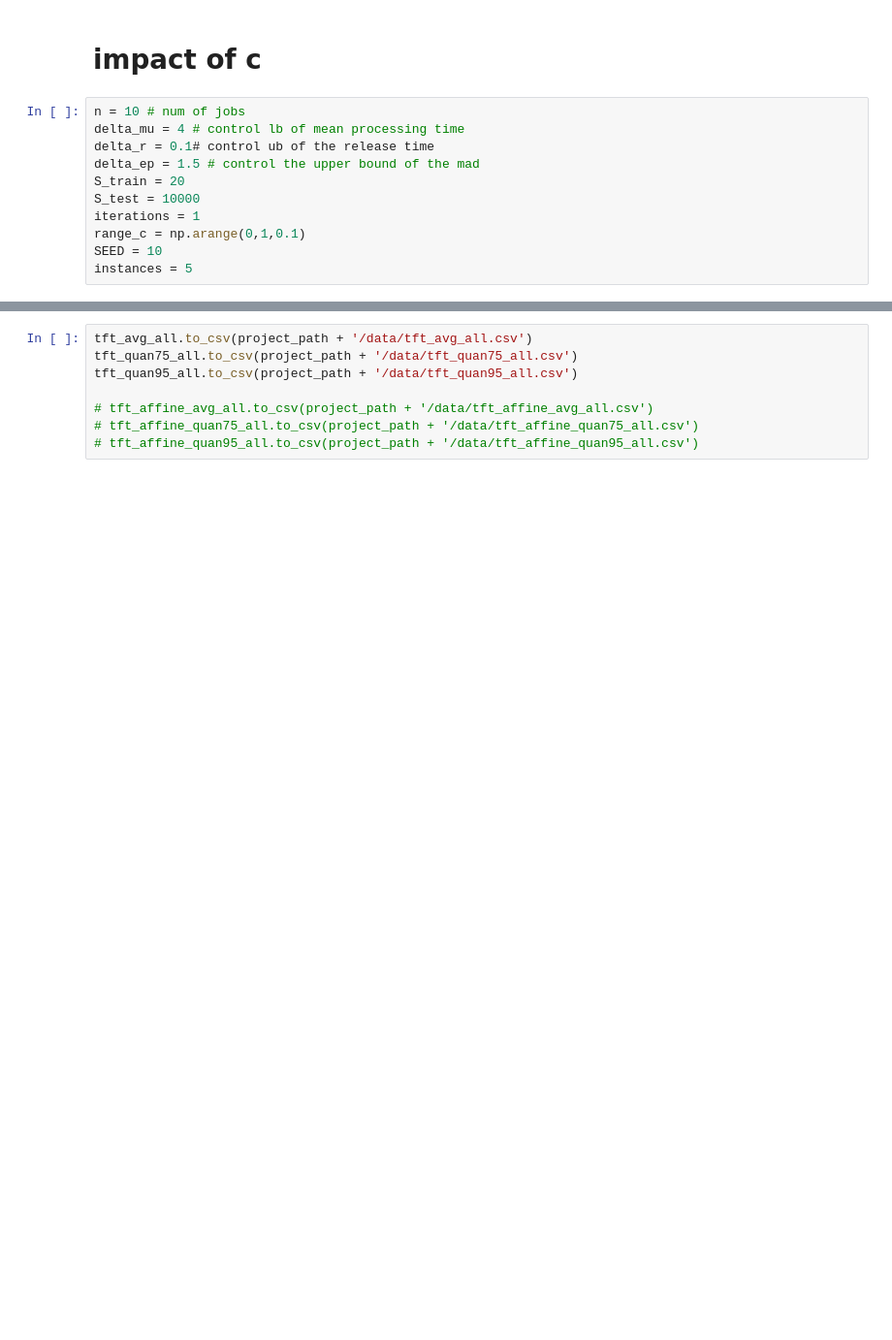
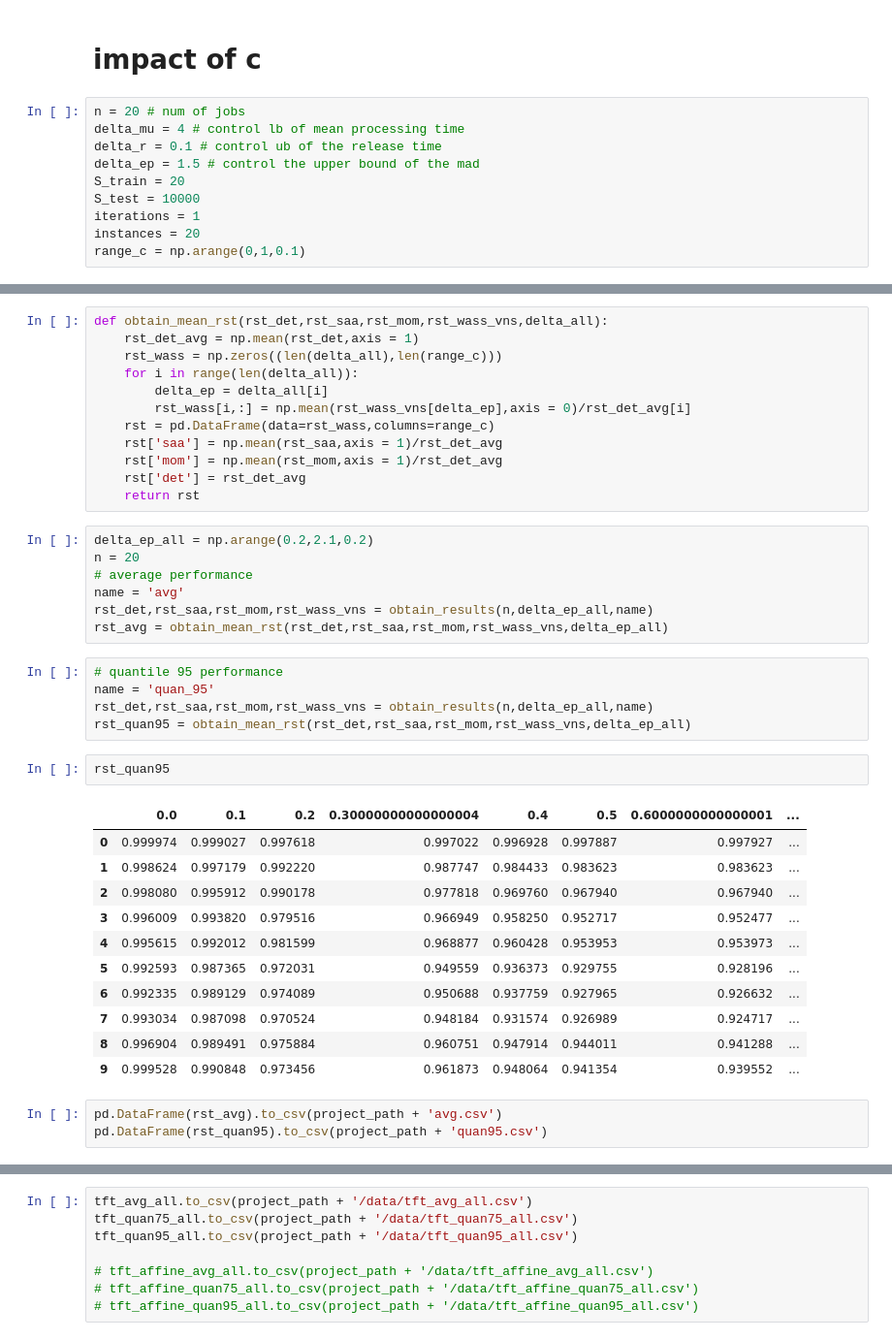
Before and after one commit to xunzhang-sjtu/Robust_scheduling_with_release_time, a Jupyter notebook: results.ipynb, the cells around one changed output, grey strips where cells are left out. Shown at 97% size. Cells and saved outputs as stored; diff of their text form; blank space fills up the shorter version.

```diff
--- a/results.ipynb
+++ b/results.ipynb
@@ -10,16 +10,15 @@ project_path = '/Users/zhangxun/data/robust_scheduling/det_release/uncertainty_s
 # %% [markdown]
 # impact of c
 # %%
-n = 10 # num of jobs
+n = 20 # num of jobs
 delta_mu = 4 # control lb of mean processing time
-delta_r = 0.1# control ub of the release time
+delta_r = 0.1 # control ub of the release time
 delta_ep = 1.5 # control the upper bound of the mad
 S_train = 20
 S_test = 10000
 iterations = 1
+instances = 20
 range_c = np.arange(0,1,0.1)
-SEED = 10
-instances = 5
 # %%
 def load_results(ins,n,iterations,project_path,file_name):
     rst_mean = np.zeros(iterations)
@@ -116,0 +84,41 @@ tft_df
+# %%
+def obtain_mean_rst(rst_det,rst_saa,rst_mom,rst_wass_vns,delta_all):
+    rst_det_avg = np.mean(rst_det,axis = 1)
+    rst_wass = np.zeros((len(delta_all),len(range_c)))
+    for i in range(len(delta_all)):
+        delta_ep = delta_all[i]
+        rst_wass[i,:] = np.mean(rst_wass_vns[delta_ep],axis = 0)/rst_det_avg[i]
+    rst = pd.DataFrame(data=rst_wass,columns=range_c)
+    rst['saa'] = np.mean(rst_saa,axis = 1)/rst_det_avg
+    rst['mom'] = np.mean(rst_mom,axis = 1)/rst_det_avg
+    rst['det'] = rst_det_avg
+    return rst
+# %%
+delta_ep_all = np.arange(0.2,2.1,0.2)
+n = 20
+# average performance
+name = 'avg'
+rst_det,rst_saa,rst_mom,rst_wass_vns = obtain_results(n,delta_ep_all,name)
+rst_avg = obtain_mean_rst(rst_det,rst_saa,rst_mom,rst_wass_vns,delta_ep_all)
+# %%
+# quantile 95 performance
+name = 'quan_95'
+rst_det,rst_saa,rst_mom,rst_wass_vns = obtain_results(n,delta_ep_all,name)
+rst_quan95 = obtain_mean_rst(rst_det,rst_saa,rst_mom,rst_wass_vns,delta_ep_all)
+# %%
+rst_quan95
+# %% [output]
+|  | 0.0 | 0.1 | 0.2 | 0.30000000000000004 | 0.4 | 0.5 | 0.6000000000000001 | ... |
+| 0 | 0.999974 | 0.999027 | 0.997618 | 0.997022 | 0.996928 | 0.997887 | 0.997927 | ... |
+| 1 | 0.998624 | 0.997179 | 0.992220 | 0.987747 | 0.984433 | 0.983623 | 0.983623 | ... |
+| 2 | 0.998080 | 0.995912 | 0.990178 | 0.977818 | 0.969760 | 0.967940 | 0.967940 | ... |
+| 3 | 0.996009 | 0.993820 | 0.979516 | 0.966949 | 0.958250 | 0.952717 | 0.952477 | ... |
+| 4 | 0.995615 | 0.992012 | 0.981599 | 0.968877 | 0.960428 | 0.953953 | 0.953973 | ... |
+| 5 | 0.992593 | 0.987365 | 0.972031 | 0.949559 | 0.936373 | 0.929755 | 0.928196 | ... |
+| 6 | 0.992335 | 0.989129 | 0.974089 | 0.950688 | 0.937759 | 0.927965 | 0.926632 | ... |
+| 7 | 0.993034 | 0.987098 | 0.970524 | 0.948184 | 0.931574 | 0.926989 | 0.924717 | ... |
+| 8 | 0.996904 | 0.989491 | 0.975884 | 0.960751 | 0.947914 | 0.944011 | 0.941288 | ... |
+| 9 | 0.999528 | 0.990848 | 0.973456 | 0.961873 | 0.948064 | 0.941354 | 0.939552 | ... |
+# %%
+pd.DataFrame(rst_avg).to_csv(project_path + 'avg.csv')
+pd.DataFrame(rst_quan95).to_csv(project_path + 'quan95.csv')
```
Also changed, not shown: parts of 16 cells of this notebook, 4 other files.
